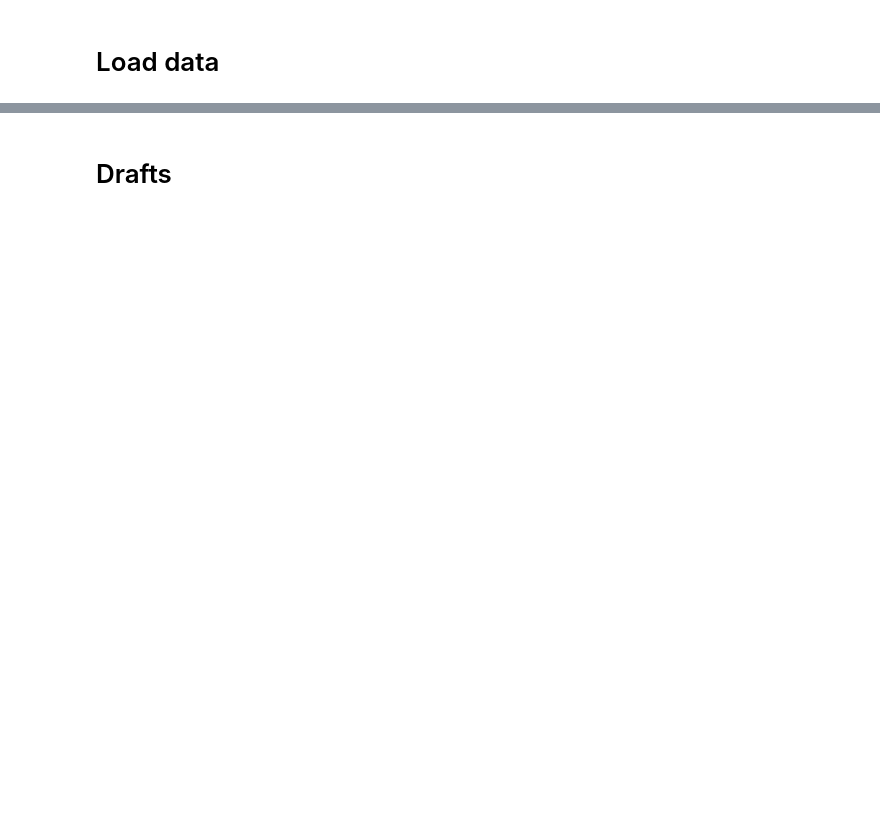
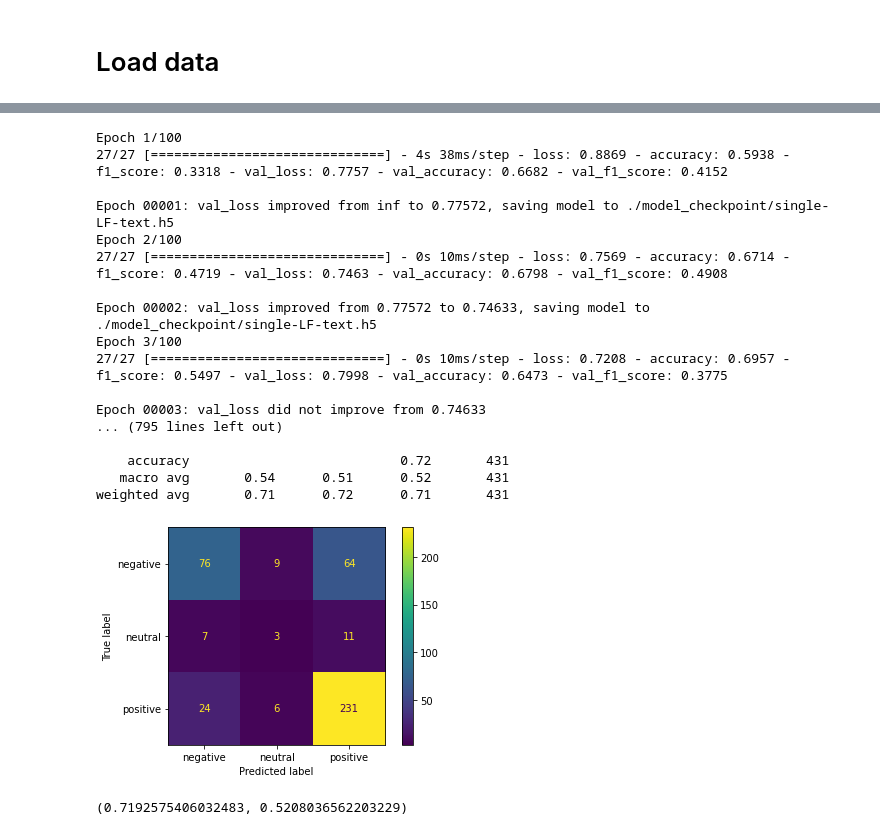
Before and after one commit to nhmt120/multimodal-sentiment-analysis, a Jupyter notebook: mvsa-late-fusion.ipynb, the cells around one changed output, grey strips where cells are left out. Saved outputs shown, nothing was run; the diff lists cells and outputs as text; code cells hidden in the pictures; blank space fills up the shorter version.

```diff
--- a/mvsa-late-fusion.ipynb
+++ b/mvsa-late-fusion.ipynb
@@ -102,4 +102,33 @@ def split_data(data, validation_split):
     data_val = data[-(num_val*2):-(num_val)]
     data_test = data[-num_val:]
     return data_train, data_val, data_test
+# %%
+def weighted_average(weights, probs):
+    '''
+    weights: weights list (or array)
+    probs: probability distributions array
+    '''
+    output_probs = []
+    weighted_probs = [probs[i] * weights[i] for i in range(len(weights))]
+    for i in range(len(probs[0])):
+        sum_prob = np.zeros(len(probs[0][0]))
+        for j in range(len(weights)):
+            sum_prob = np.sum((sum_prob, weighted_probs[j][i]), axis=0)
+        output_probs.append(sum_prob)
+    return np.asarray(output_probs, dtype='float32')
+# %%
+def get_average_weights(*scores, inverse=False):
+    # inverse weights in case of the smaller score value, the bigger weight
+    weights = []
+    for score in scores:
+        weights.append(score/np.sum(scores))
+
+    if inverse == True:
+        inverse_weights = []
+        inverse = [1/weight for weight in weights]
+        for inv in inverse:
+            inverse_weights.append(inv/np.sum(inverse))
+        weights = inverse_weights
+
+    return weights
 # %%
@@ -130,16 +154,3 @@ def create_model_image(input_shape):
     model = Model(image_input, outputs)
     model.compile(optimizer='adam', loss='categorical_crossentropy', metrics=['accuracy', f1_score]) # f1 #tf.keras.metrics.AUC()
     return model
-# %%
-def create_model_text(input_shape):
-    f1_score = tfa.metrics.F1Score(num_classes=NUM_CLASSES, average='macro')
-
-    text_input = Input(shape=input_shape)
-    reshape_text = Reshape((1, -1)) (text_input)
-    lstm = LSTM(NUM_LSTM) (reshape_text)
-    outputs = Dense(NUM_CLASSES, activation='softmax') (lstm)
-
-    model = Model(text_input, outputs)
-    model.compile(optimizer='adam', loss='categorical_crossentropy', metrics=['accuracy', f1_score]) # f1 #tf.keras.metrics.AUC()
-
-    return model
@@ -260,3 +302,4 @@ DIM_LSTM = 128
 DROPOUT_RATE = 0.1
 # %%
-history, scores = run_and_evaluate('bertpb-densenet201', mvsa_single_text_features, mvsa_single_image_features, mvsa_single_multimodal_labels, verbose=1)
+run_and_evaluate_LF('single-LF', mvsa_single_text_features, mvsa_single_image_features, mvsa_single_multimodal_labels, verbose=1)
+# %% [output]
@@ -262,0 +308,19 @@ history, scores = run_and_evaluate('bertpb-densenet201', mvsa_single_text_featur
+Epoch 1/100
+27/27 [==============================] - 4s 38ms/step - loss: 0.8869 - accuracy: 0.5938 - f1_score: 0.3318 - val_loss: 0.7757 - val_accuracy: 0.6682 - val_f1_score: 0.4152
+
+Epoch 00001: val_loss improved from inf to 0.77572, saving model to ./model_checkpoint/single-LF-text.h5
+Epoch 2/100
+27/27 [==============================] - 0s 10ms/step - loss: 0.7569 - accuracy: 0.6714 - f1_score: 0.4719 - val_loss: 0.7463 - val_accuracy: 0.6798 - val_f1_score: 0.4908
+
+Epoch 00002: val_loss improved from 0.77572 to 0.74633, saving model to ./model_checkpoint/single-LF-text.h5
+Epoch 3/100
+27/27 [==============================] - 0s 10ms/step - loss: 0.7208 - accuracy: 0.6957 - f1_score: 0.5497 - val_loss: 0.7998 - val_accuracy: 0.6473 - val_f1_score: 0.3775
+
+Epoch 00003: val_loss did not improve from 0.74633
+... (795 lines left out)
+
+    accuracy                           0.72       431
+   macro avg       0.54      0.51      0.52       431
+weighted avg       0.71      0.72      0.71       431
+[figure, added]
+(0.7192575406032483, 0.5208036562203229)
@@ -343,2 +326,0 @@ def run_and_evaluate_LF(name, X1, X2, y, verbose=0):
-# %% [markdown]
-# Drafts
```
Also changed, not shown: parts of 13 cells of this notebook.
